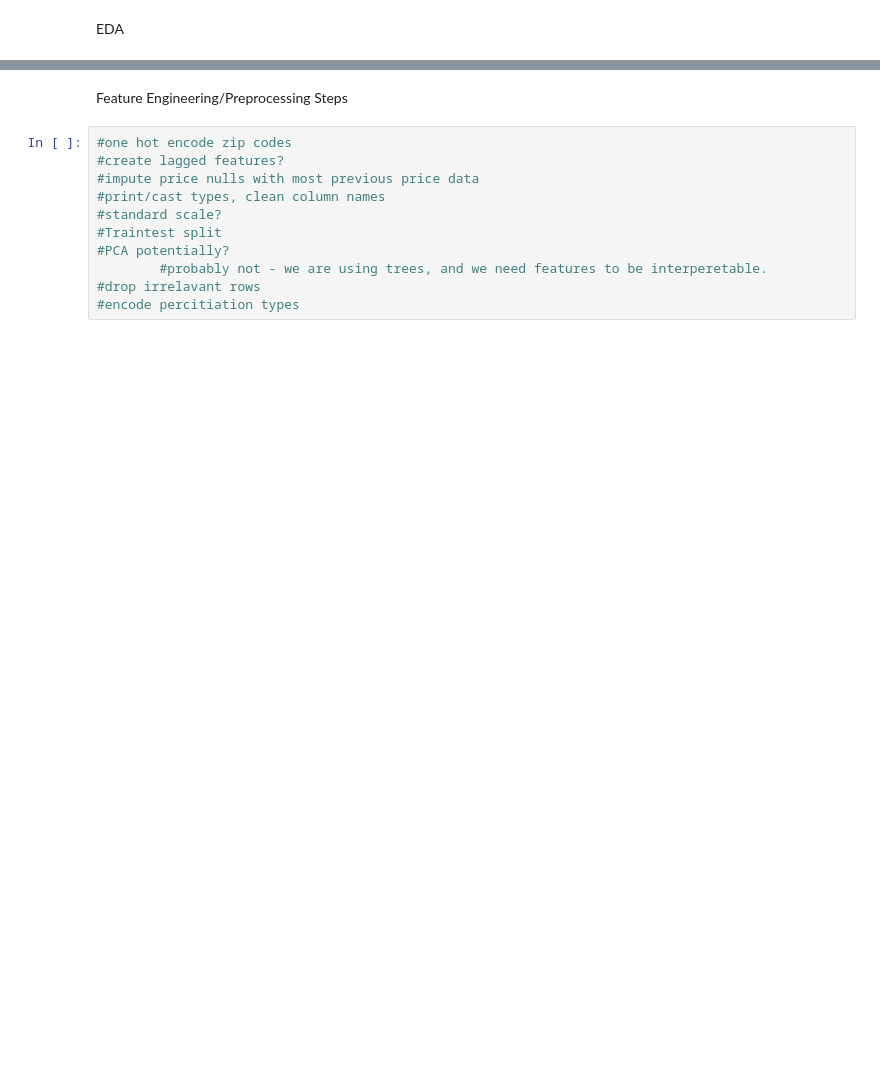
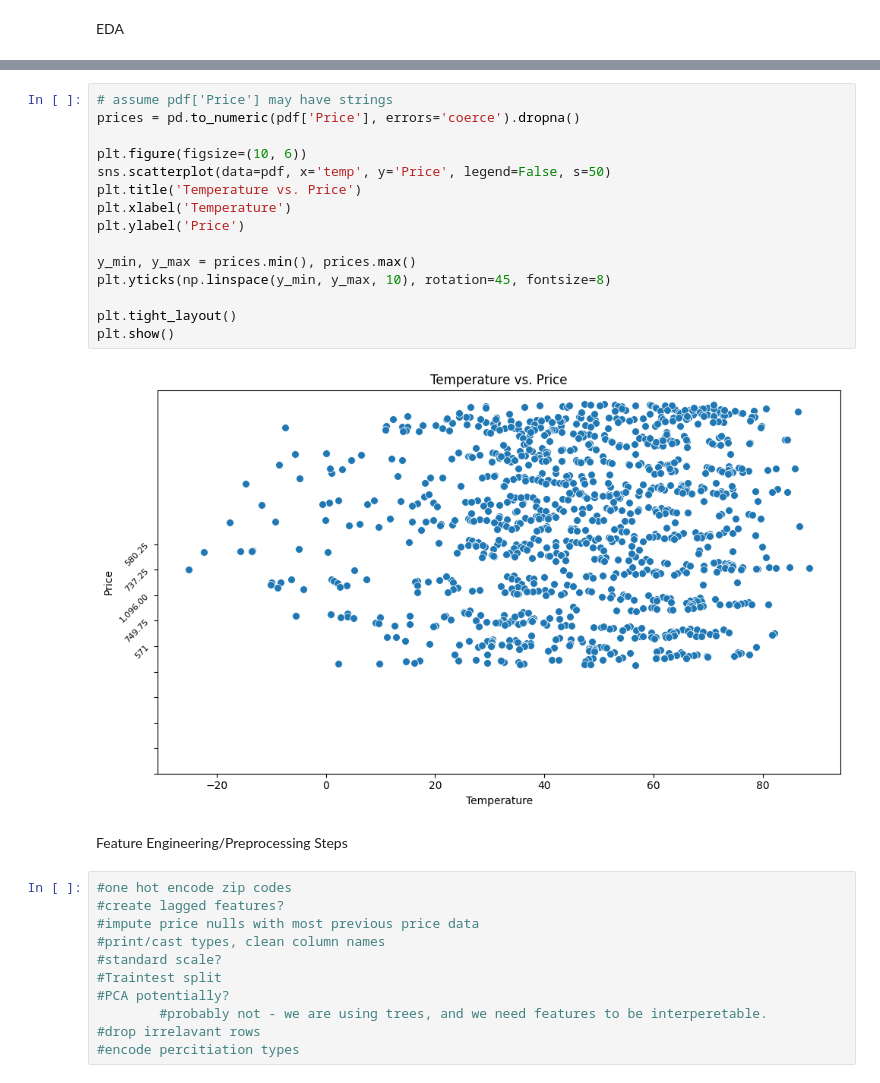
Before and after one commit to presleySZ/wheat-price-pred, a Jupyter notebook: wheat_price_prediction_ist418.ipynb, the cells around one changed output, grey strips where cells are left out. Saved outputs shown, nothing was run; the diff lists cells and outputs as text; blank space fills up the shorter version.

```diff
--- a/wheat_price_prediction_ist418.ipynb
+++ b/wheat_price_prediction_ist418.ipynb
@@ -152,3 +187,20 @@ if "Date" in pdf.columns and "Price" in pdf.columns:
+# %%
+# assume pdf['Price'] may have strings
+prices = pd.to_numeric(pdf['Price'], errors='coerce').dropna()
+
+plt.figure(figsize=(10, 6))
+sns.scatterplot(data=pdf, x='temp', y='Price', legend=False, s=50)
+plt.title('Temperature vs. Price')
+plt.xlabel('Temperature')
+plt.ylabel('Price')
+
+y_min, y_max = prices.min(), prices.max()
+plt.yticks(np.linspace(y_min, y_max, 10), rotation=45, fontsize=8)
+
+plt.tight_layout()
+plt.show()
+# %% [output]
+[figure, added]
 # %% [markdown]
 Feature Engineering/Preprocessing Steps
 # %%
```
Also changed, not shown: parts of 6 cells of this notebook.
